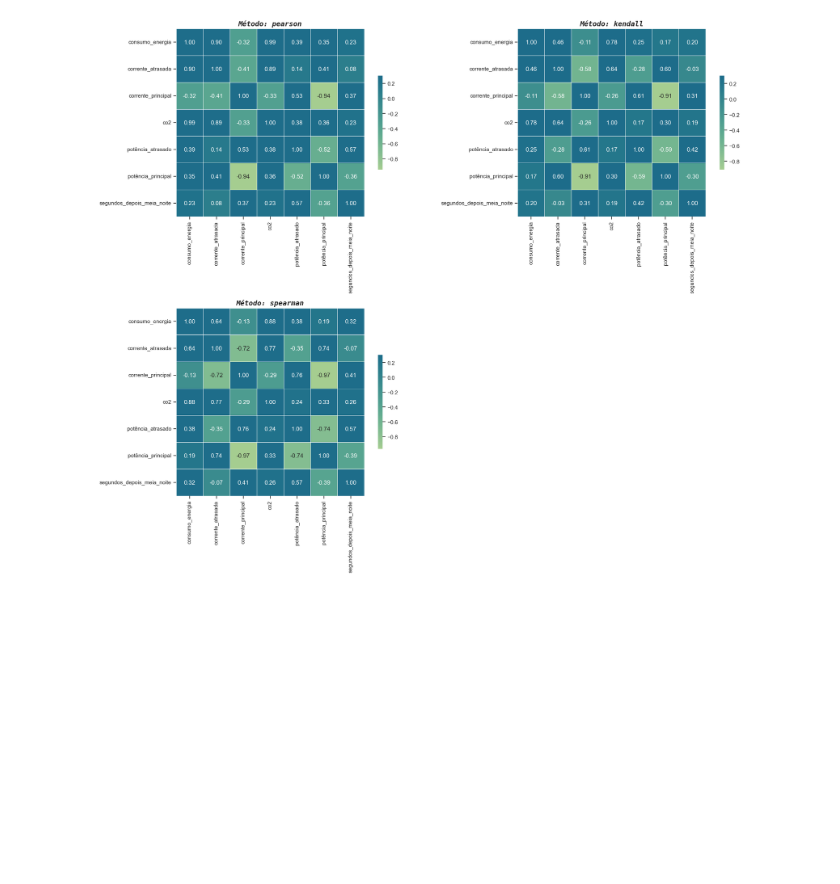
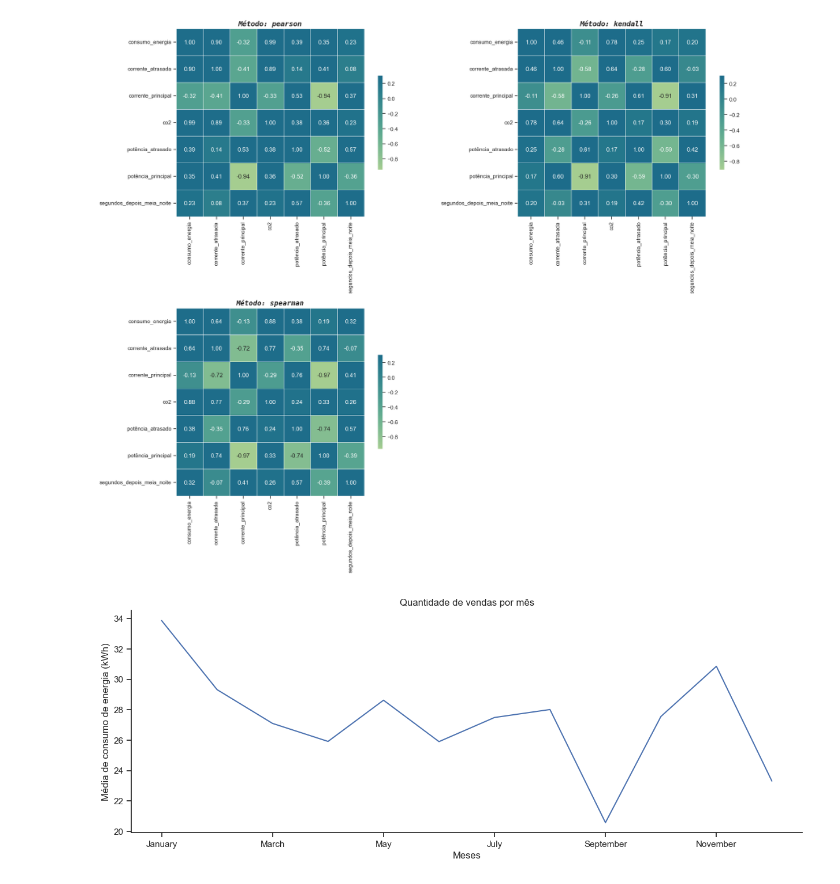
Before and after one commit to MatBrands/Data4All_Business-Case, a Jupyter notebook: main/notebooks/eda.ipynb, the cells around one changed output. Cells and saved outputs as stored; diff of their text form; code cells hidden in the pictures; blank space fills up the shorter version.

```diff
--- a/main/notebooks/eda.ipynb
+++ b/main/notebooks/eda.ipynb
@@ -301,3 +302,13 @@ fig.tight_layout()
 plt.show()
 # %% [output]
 [figure]
+# %%
+plt.figure(figsize=(15, 5))
+
+df_groupby_month['consumo_energia'].plot()
+plt.xlabel('Meses')
+plt.ylabel('Média de consumo de energia (kWh)')
+plt.title('Quantidade de vendas por mês')
+plt.show()
+# %% [output]
+[figure, added]
```
Also changed, not shown: parts of 2 cells of this notebook.
